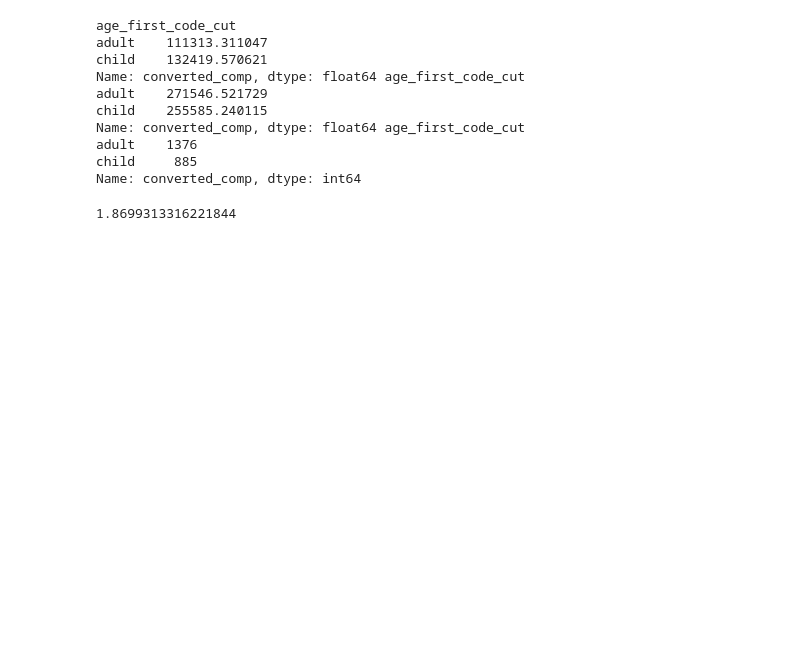
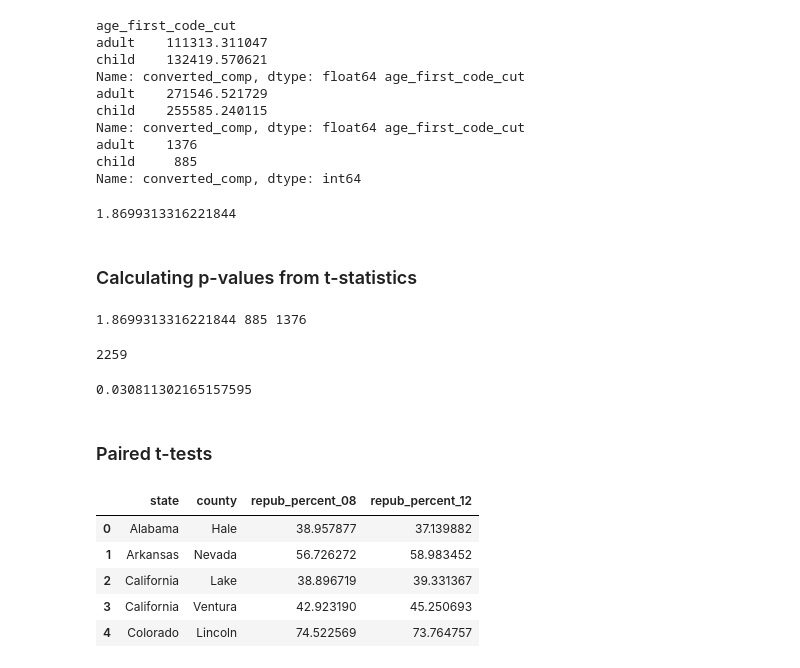
Before and after one commit to AnshuBantra/Python, a Jupyter notebook: Associate Data Scientist in Python/029 Hypothesis Testing in Python/hypothesis_testing.ipynb, the cells around one changed output. Drawn from its saved outputs; the diff is of its cells as text; code cells hidden in the pictures; blank space fills up the shorter version.

```diff
--- a/Associate Data Scientist in Python/029 Hypothesis Testing in Python/hypothesis_testing.ipynb
+++ b/Associate Data Scientist in Python/029 Hypothesis Testing in Python/hypothesis_testing.ipynb
@@ -258,3 +260,32 @@ t_stat = numerator/denominator
 t_stat
 # %% [output]
 1.8699313316221844
+# %% [markdown]
+### Calculating p-values from t-statistics
+# %%
+print(t_stat, n['child'], n['adult'])
+# %% [output]
+1.8699313316221844 885 1376
+# %%
+degrees_of_freedom = n['child']+n['adult']-2
+degrees_of_freedom
+# %% [output]
+2259
+# %%
+import scipy
+p_value = 1-scipy.stats.t.cdf(t_stat, df=degrees_of_freedom)
+p_value
+# %% [output]
+0.030811302165157595
+# %% [markdown]
+### Paired t-tests
+# %%
+repub_votes_potus_08_12 = pd.read_feather(r'./data/repub_votes_potus_08_12.feather')
+repub_votes_potus_08_12.head()
+# %% [output]
+|  | state | county | repub_percent_08 | repub_percent_12 |
+| 0 | Alabama | Hale | 38.957877 | 37.139882 |
+| 1 | Arkansas | Nevada | 56.726272 | 58.983452 |
+| 2 | California | Lake | 38.896719 | 39.331367 |
+| 3 | California | Ventura | 42.923190 | 45.250693 |
+| 4 | Colorado | Lincoln | 74.522569 | 73.764757 |
```
Also changed, not shown: parts of 25 cells of this notebook.
